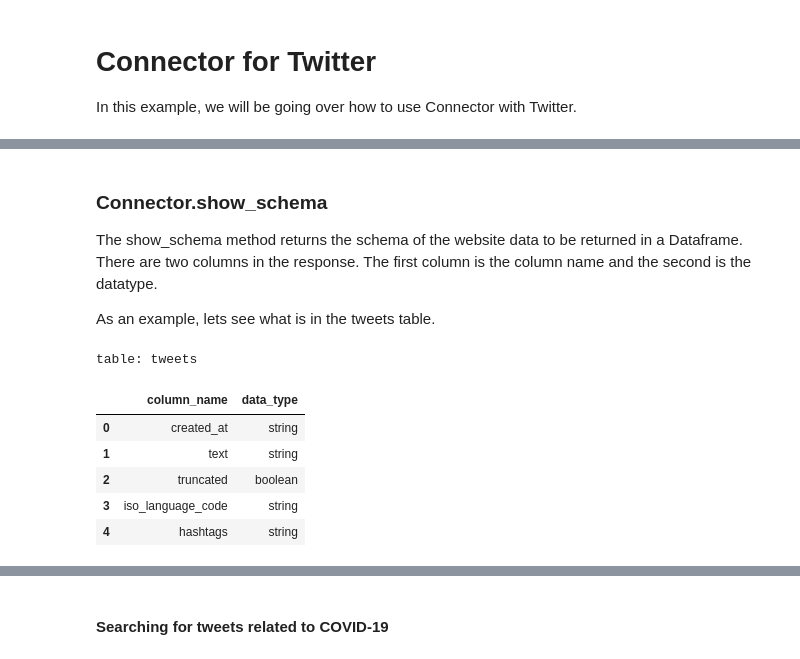
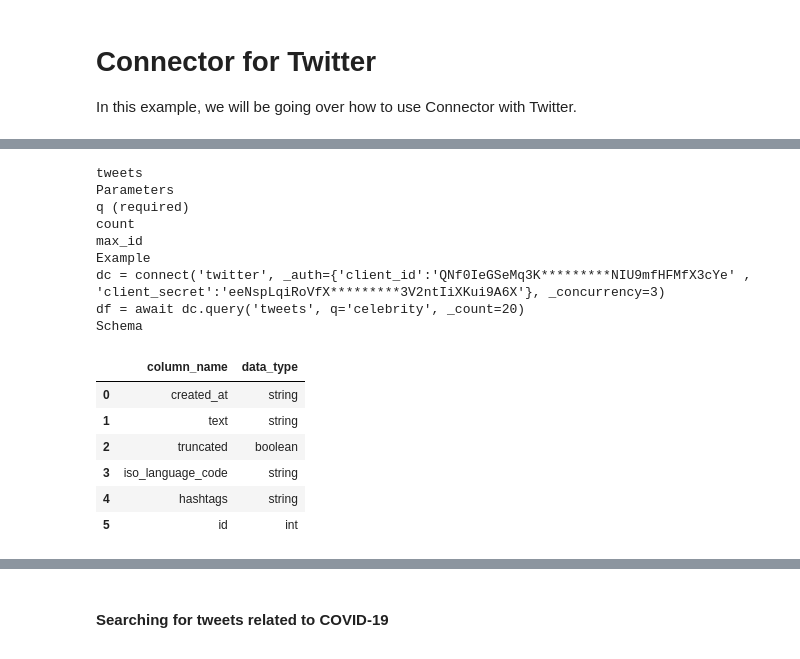
Before and after one commit to sfu-db/dataprep, a Jupyter notebook: examples/DataConnector_Twitter.ipynb, the cells around one changed output, grey strips where cells are left out. Saved outputs shown, nothing was run; the diff lists cells and outputs as text; code cells hidden in the pictures.

```diff
--- a/examples/DataConnector_Twitter.ipynb
+++ b/examples/DataConnector_Twitter.ipynb
@@ -65,17 +58,21 @@ Examples
-# %% [markdown]
-### Connector.show_schema
-The show_schema method returns the schema of the website data to be returned in a Dataframe. There are two columns in the response. The first column is the column name and the second is the datatype.
-
-As an example, lets see what is in the tweets table.
-# %%
-dc.show_schema("tweets")
-# %% [output]
-table: tweets
-|  | column_name | data_type |
-| 0 | created_at | string |
-| 1 | text | string |
-| 2 | truncated | boolean |
-| 3 | iso_language_code | string |
-| 4 | hashtags | string |
+# %%
+info('twitter')
+# %% [output]
+tweets
+Parameters
+q (required)
+count
+max_id
+Example
+dc = connect('twitter', _auth={'client_id':'QNf0IeGSeMq3K*********NIU9mfHFMfX3cYe' , 'client_secret':'eeNspLqiRoVfX*********3V2ntIiXKui9A6X'}, _concurrency=3)
+df = await dc.query('tweets', q='celebrity', _count=20)
+Schema
+|  | column_name | data_type |
+| 0 | created_at | string |
+| 1 | text | string |
+| 2 | truncated | boolean |
+| 3 | iso_language_code | string |
+| 4 | hashtags | string |
+| 5 | id | int |
 # %% [markdown]
 ### Connector.query
```
Also changed, not shown: parts of 11 cells of this notebook, 4 other files.
